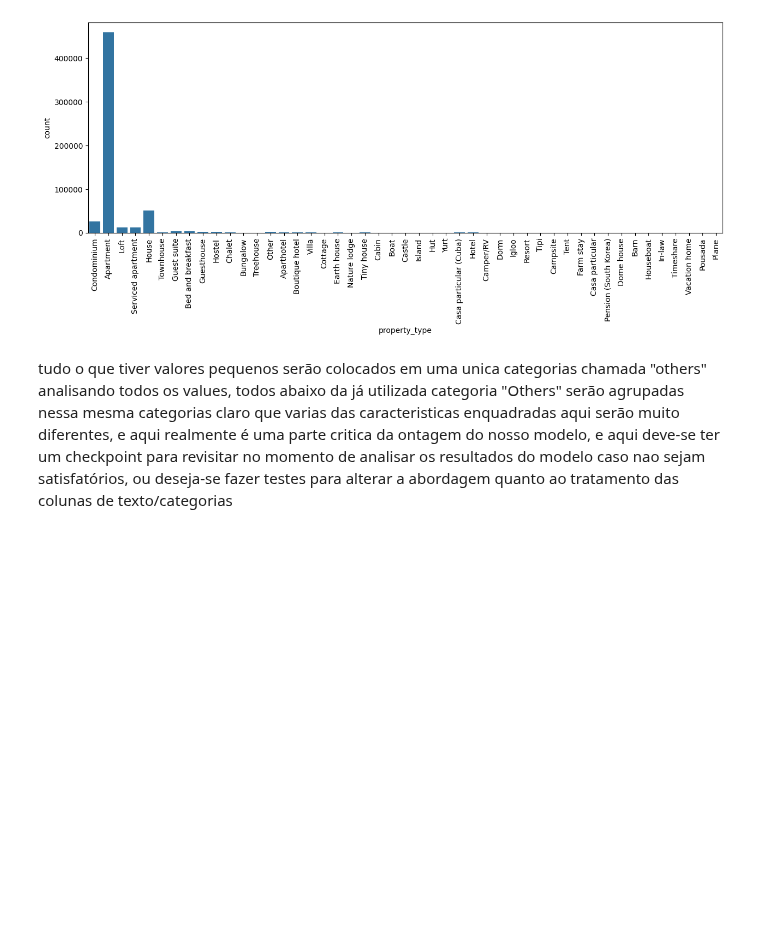
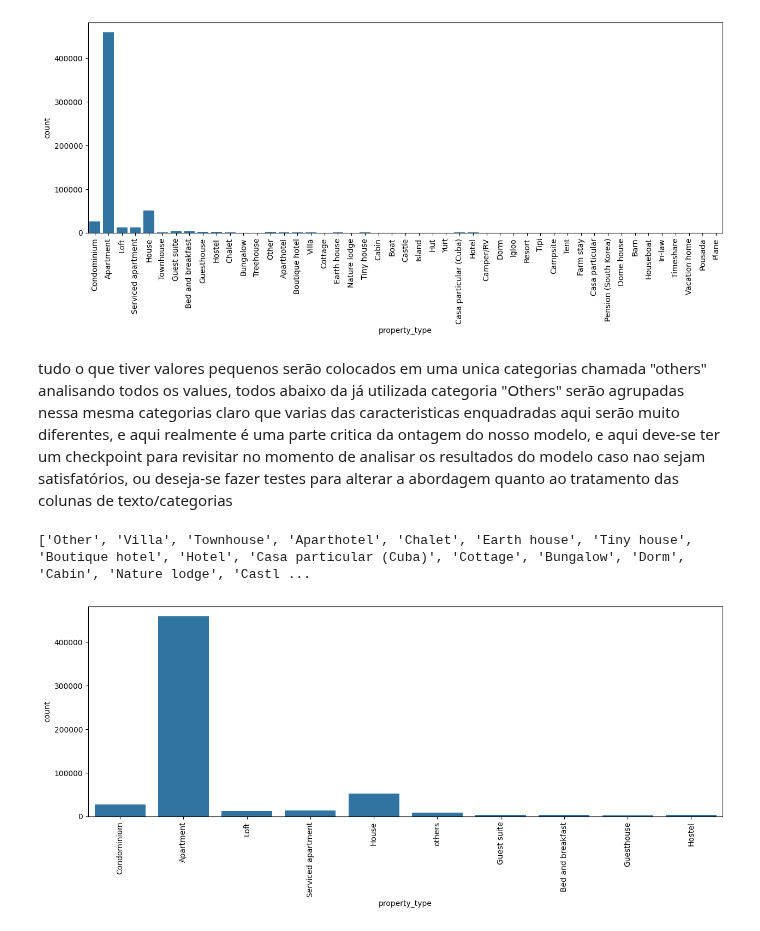
Before and after one commit to ghrisss/Wily, a Jupyter notebook: main.ipynb, the cells around one changed output. Drawn from its saved outputs; the diff is of its cells as text; code cells hidden in the pictures; blank space fills up the shorter version.

```diff
--- a/main.ipynb
+++ b/main.ipynb
@@ -474,3 +474,19 @@ Name: count, dtype: int64
 tudo o que tiver valores pequenos serão colocados em uma unica categorias chamada "others"
 analisando todos os values, todos abaixo da já utilizada categoria "Others" serão agrupadas nessa mesma categorias
 claro que varias das caracteristicas enquadradas aqui serão muito diferentes, e aqui realmente é uma parte critica da ontagem do nosso modelo, e aqui deve-se ter um checkpoint para revisitar no momento de analisar os resultados do modelo caso nao sejam satisfatórios, ou deseja-se fazer testes para alterar a abordagem quanto ao tratamento das colunas de texto/categorias
+# %%
+property_types_series: Series = base_airbnb["property_type"].value_counts()
+group_other_types = []
+
+for prop_type in property_types_series.index:
+    if property_types_series[prop_type] < 2000:
+        group_other_types.append(prop_type)
+print(group_other_types)  # tipos que serao agrupados como "outros"
+# %% [output]
+['Other', 'Villa', 'Townhouse', 'Aparthotel', 'Chalet', 'Earth house', 'Tiny house', 'Boutique hotel', 'Hotel', 'Casa particular (Cuba)', 'Cottage', 'Bungalow', 'Dorm', 'Cabin', 'Nature lodge', 'Castl ...
+# %%
+for prop_type in group_other_types:
+    base_airbnb.loc[base_airbnb["property_type"] == prop_type, "property_type"] = "others"
+countplot_builder(column_name="property_type", data=base_airbnb)
+# %% [output]
+[figure, added]
```
